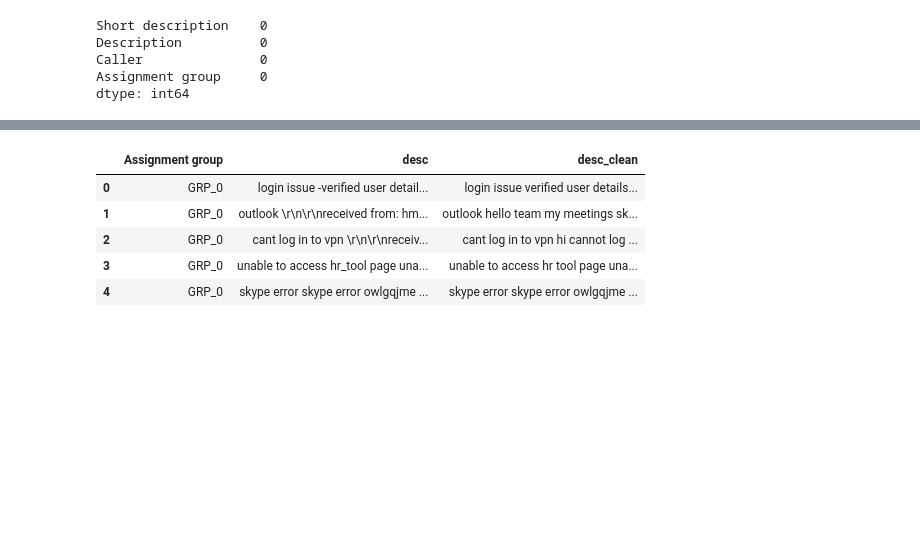
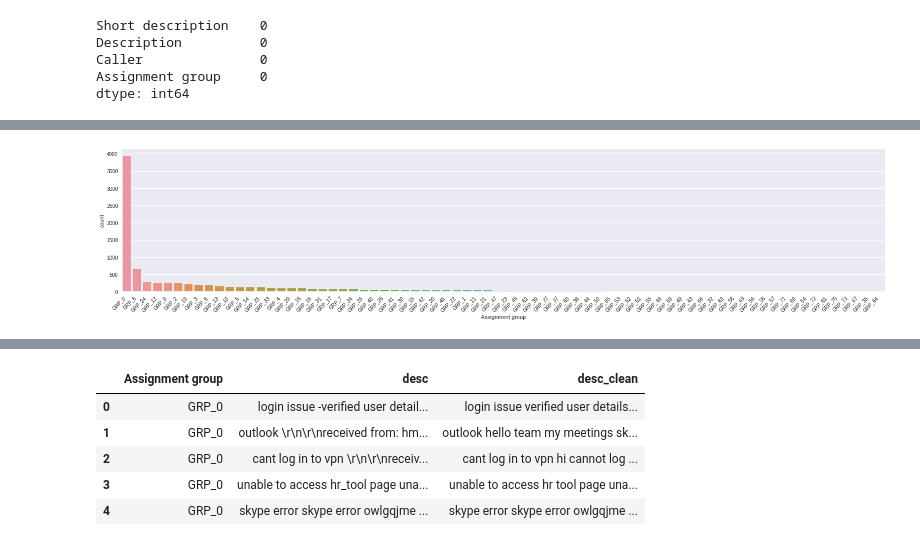
Before and after one commit to mkmanianv/automaticTicketAssignment, a Jupyter notebook: NLP_Automatic_Ticket_Assignment_Capstone_Project.ipynb, the cells around one changed output, grey strips where cells are left out. Saved outputs shown, nothing was run; the diff lists cells and outputs as text; code cells hidden in the pictures; blank space fills up the shorter version.

```diff
--- a/NLP_Automatic_Ticket_Assignment_Capstone_Project.ipynb
+++ b/NLP_Automatic_Ticket_Assignment_Capstone_Project.ipynb
@@ -7,10 +7,20 @@ import re
 from nltk.tokenize import RegexpTokenizer
 from nltk.stem import WordNetLemmatizer,LancasterStemmer
 from sklearn.feature_extraction.text import CountVectorizer
+from sklearn.feature_extraction.text import TfidfVectorizer
+from google.colab import files
+from sklearn.linear_model import LogisticRegression
+from sklearn.metrics import roc_auc_score
+from sklearn.metrics import precision_recall_fscore_support
+from sklearn.preprocessing import LabelEncoder
 from nltk.corpus import stopwords
 from textblob import TextBlob
 from google.colab import drive
 from pathlib import Path
+import matplotlib.pyplot as plt
+plt.style.use('seaborn')
+import seaborn as sns
+import warnings
 import logging
 import string
 nltk.download('reuters') # Downloading corpus
@@ -120,0 +137,9 @@ ticket_df.shape
+# %%
+descending_order = ticket_df['Assignment group'].value_counts().sort_values(ascending=False).index
+plt.subplots(figsize=(22,5))
+ax=sns.countplot(x='Assignment group', data=ticket_df,order=descending_order)
+ax.set_xticklabels(ax.get_xticklabels(), rotation=45, ha="right")
+plt.tight_layout()
+plt.show()
+# %% [output]
+[figure, added]
```
Also changed, not shown: parts of 48 cells of this notebook.
